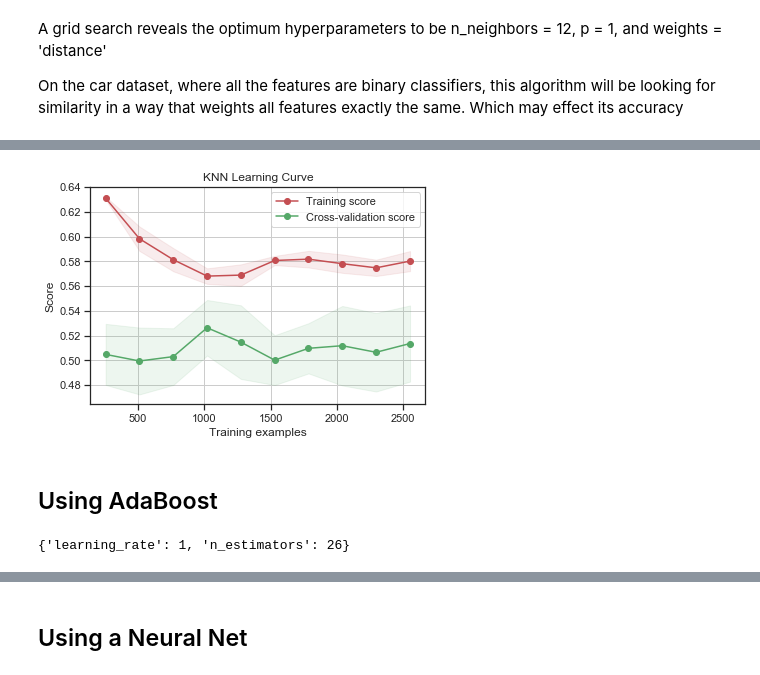
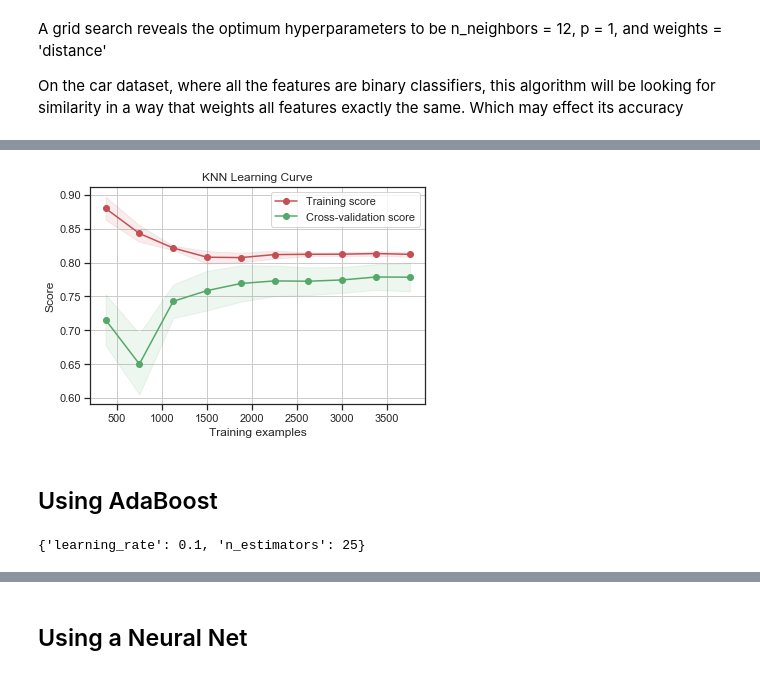
Before and after one commit to JonMcEntee/gatech, a Jupyter notebook: Machine Learning - Assignment 1.ipynb, the cells around one changed output, grey strips where cells are left out. Drawn from its saved outputs; the diff is of its cells as text; code cells hidden in the pictures.

```diff
--- a/Machine Learning - Assignment 1.ipynb
+++ b/Machine Learning - Assignment 1.ipynb
@@ -285,5 +278,5 @@ plot_validation_curve(estimator=clf, title="Test", X=X_train, y=y_train, param_n
 # %%
 # the built in learning curve
-clf = KNeighborsClassifier(p=1, n_neighbors=40)
+clf = KNeighborsClassifier(p=2, n_neighbors=15)
 plot_learning_curve(estimator=clf, title="KNN Learning Curve", X=X, y=y, cv=10)
 # %% [output]
@@ -291,4 +284,4 @@ plot_learning_curve(estimator=clf, title="KNN Learning Curve", X=X, y=y, cv=10)
-[figure, old version]
+[figure, new version]
 # %% [markdown]
 ## Using AdaBoost
 # %%
@@ -297,10 +290,10 @@ parameters = {
     'learning_rate' : [10**x for x in range(-1, 2)],
 }
 
-ada_booster = AdaBoostClassifier()
+ada_booster = AdaBoostClassifier(DecisionTreeClassifier(max_depth=4, min_samples_split=70))
 clf = GridSearchCV(ada_booster, parameters, cv=10, n_jobs=-1)
 clf.fit(X_train, y_train)
 clf.best_params_
 # %% [output]
-{'learning_rate': 1, 'n_estimators': 26}
+{'learning_rate': 0.1, 'n_estimators': 25}
 # %%
```
Also changed, not shown: parts of 17 cells of this notebook, 1 other file.
